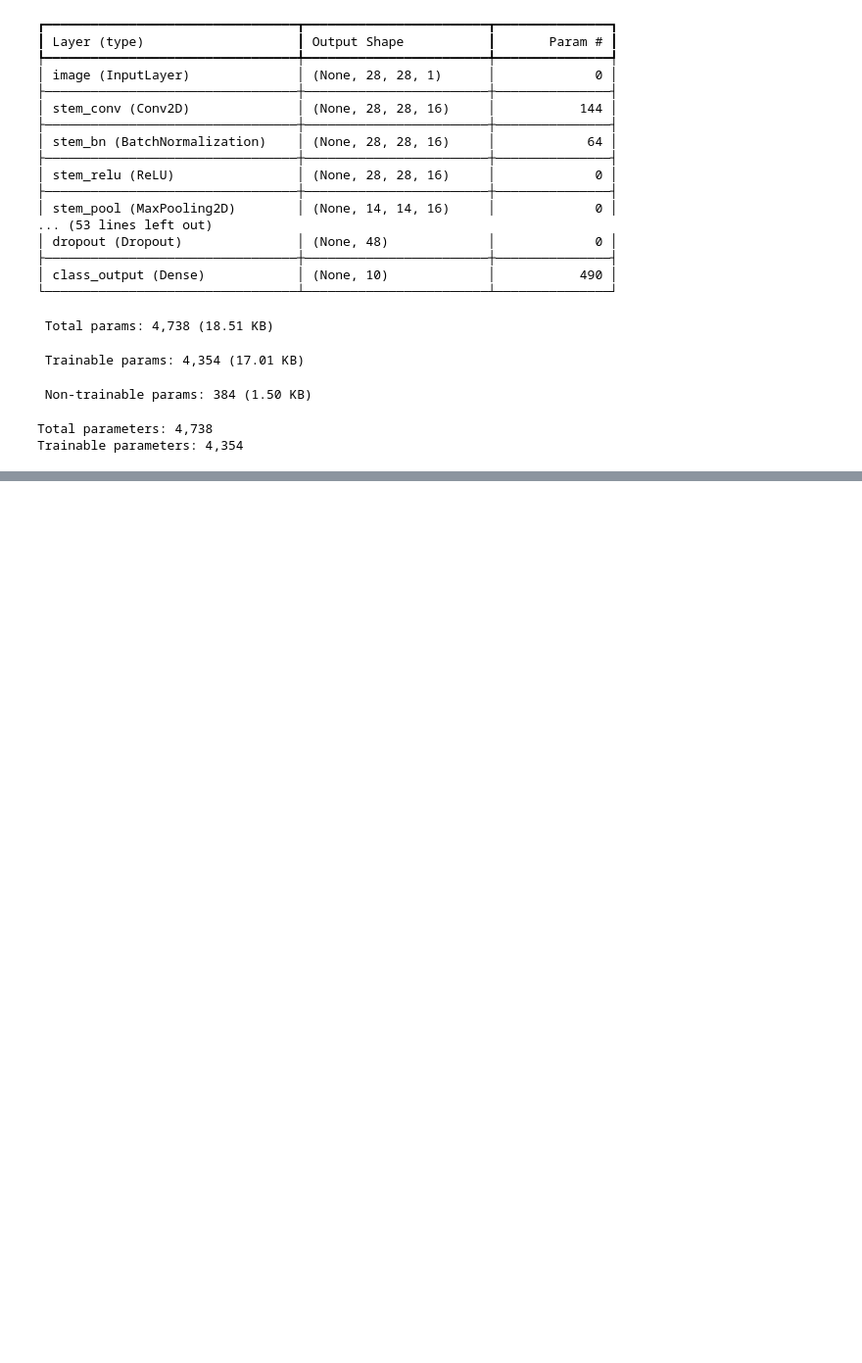
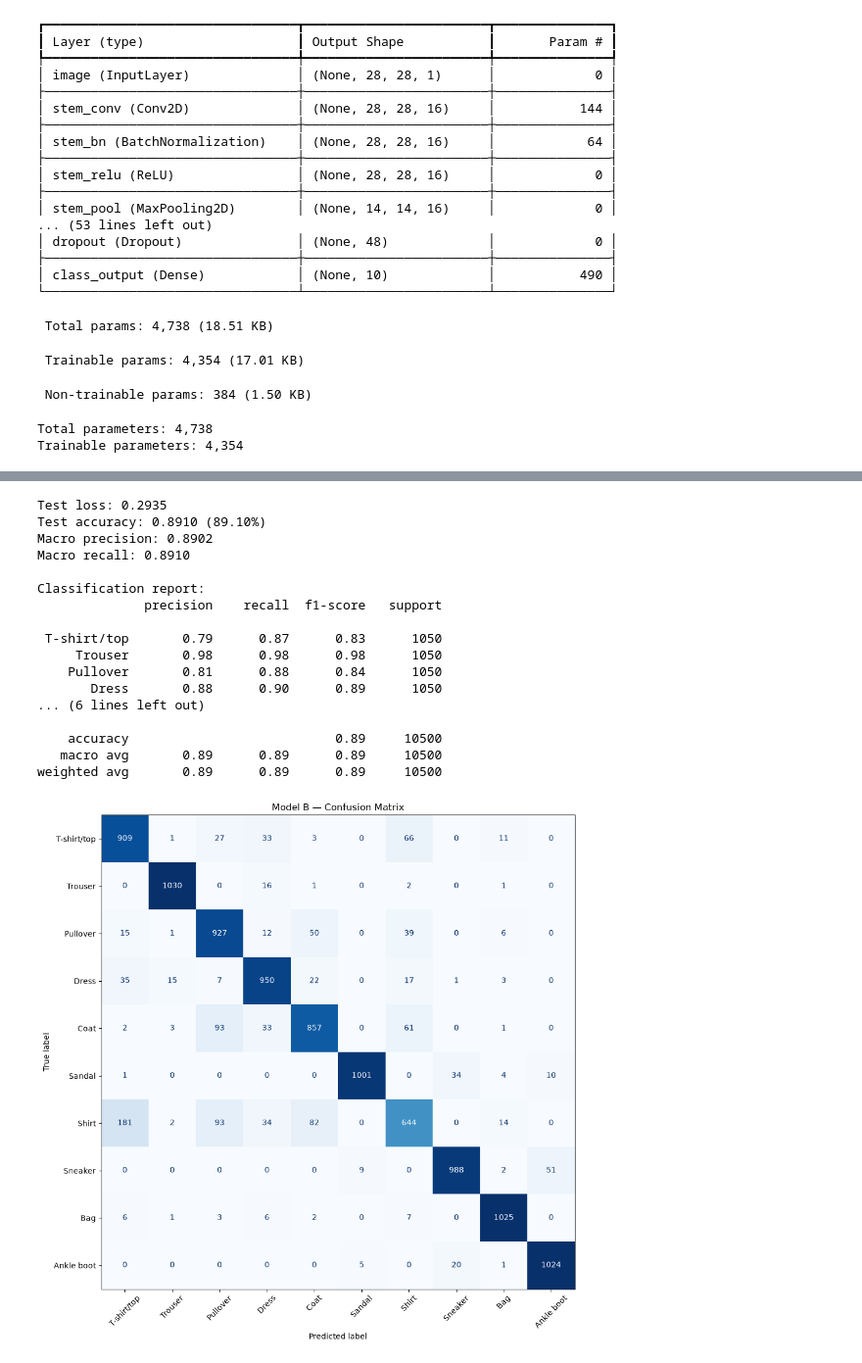
Before and after one commit to Saruka03/EN3150-CNN-Classification, a Jupyter notebook: notebooks/03_Model_B_Lightweight_CNN.ipynb, the cells around one changed output, grey strips where cells are left out. Shown at 98% size. Cells and saved outputs as stored; diff of their text form; code cells hidden in the pictures; blank space fills up the shorter version.

```diff
--- a/notebooks/03_Model_B_Lightweight_CNN.ipynb
+++ b/notebooks/03_Model_B_Lightweight_CNN.ipynb
@@ -258,0 +359,43 @@ Trainable parameters: 4,354
+# %%
+test_loss, test_accuracy_keras = model_b.evaluate(x_test, y_test, batch_size=BATCH_SIZE, verbose=0)
+probabilities = model_b.predict(x_test, batch_size=BATCH_SIZE, verbose=0)
+y_pred = np.argmax(probabilities, axis=1)
+
+test_accuracy = accuracy_score(y_test, y_pred)
+macro_precision = precision_score(y_test, y_pred, average="macro", zero_division=0)
+macro_recall = recall_score(y_test, y_pred, average="macro", zero_division=0)
+
+print(f"Test loss: {test_loss:.4f}")
+print(f"Test accuracy: {test_accuracy:.4f} ({test_accuracy*100:.2f}%)")
+print(f"Macro precision: {macro_precision:.4f}")
+print(f"Macro recall: {macro_recall:.4f}")
+print("\nClassification report:")
+print(classification_report(y_test, y_pred, target_names=CLASS_NAMES, zero_division=0))
+
+cm = confusion_matrix(y_test, y_pred, labels=np.arange(NUM_CLASSES))
+disp = ConfusionMatrixDisplay(confusion_matrix=cm, display_labels=CLASS_NAMES)
+fig, ax = plt.subplots(figsize=(10, 10))
+disp.plot(ax=ax, xticks_rotation=45, cmap="Blues", colorbar=False)
+ax.set_title("Model B — Confusion Matrix")
+plt.tight_layout()
+plt.savefig(OUTPUT_DIR / "confusion_matrix.png", dpi=160, bbox_inches="tight")
+plt.show()
+# %% [output]
+Test loss: 0.2935
+Test accuracy: 0.8910 (89.10%)
+Macro precision: 0.8902
+Macro recall: 0.8910
+
+Classification report:
+              precision    recall  f1-score   support
+
+ T-shirt/top       0.79      0.87      0.83      1050
+     Trouser       0.98      0.98      0.98      1050
+    Pullover       0.81      0.88      0.84      1050
+       Dress       0.88      0.90      0.89      1050
+... (6 lines left out)
+
+    accuracy                           0.89     10500
+   macro avg       0.89      0.89      0.89     10500
+weighted avg       0.89      0.89      0.89     10500
+[figure, added]
```
Also changed, not shown: parts of 13 cells of this notebook, 1 other file.
